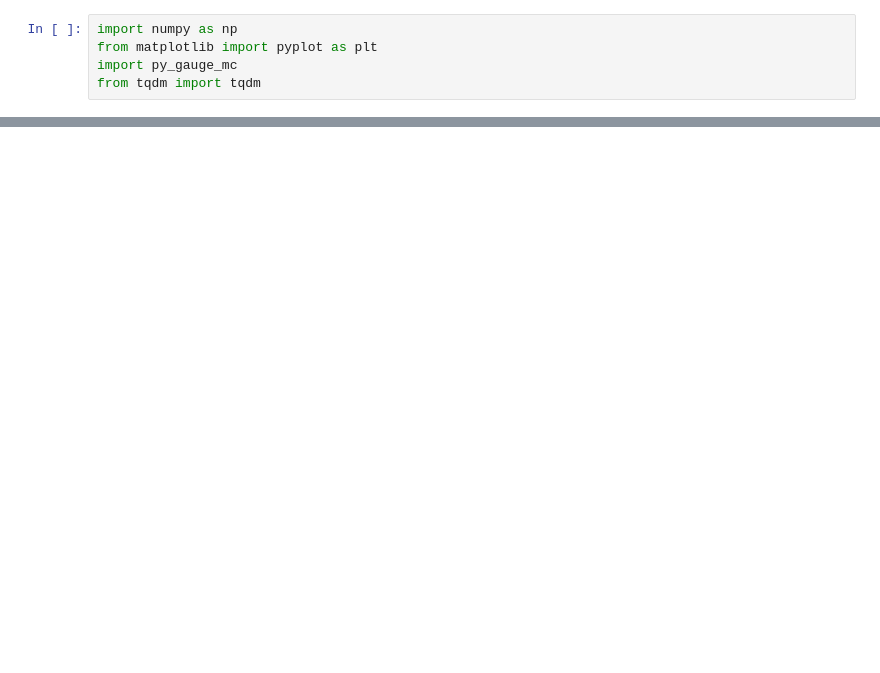
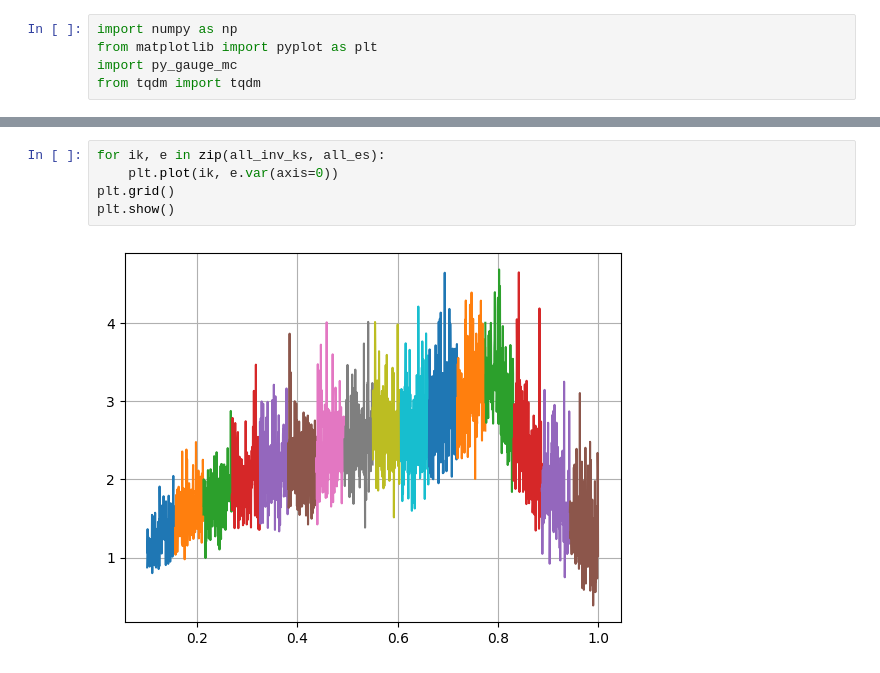
Before and after one commit to Renmusxd/PyGaugeMC, a Jupyter notebook: jupyter/Leapfrog-Test.ipynb, the cells around one changed output, grey strips where cells are left out. Saved outputs shown, nothing was run; the diff lists cells and outputs as text; blank space fills up the shorter version.

```diff
--- a/jupyter/Leapfrog-Test.ipynb
+++ b/jupyter/Leapfrog-Test.ipynb
@@ -41,0 +41,7 @@ np.array(all_ws).shape
+# %%
+for ik, e in zip(all_inv_ks, all_es):
+    plt.plot(ik, e.var(axis=0))
+plt.grid()
+plt.show()
+# %% [output]
+[figure, added]
```
Also changed, not shown: parts of 5 cells of this notebook.
